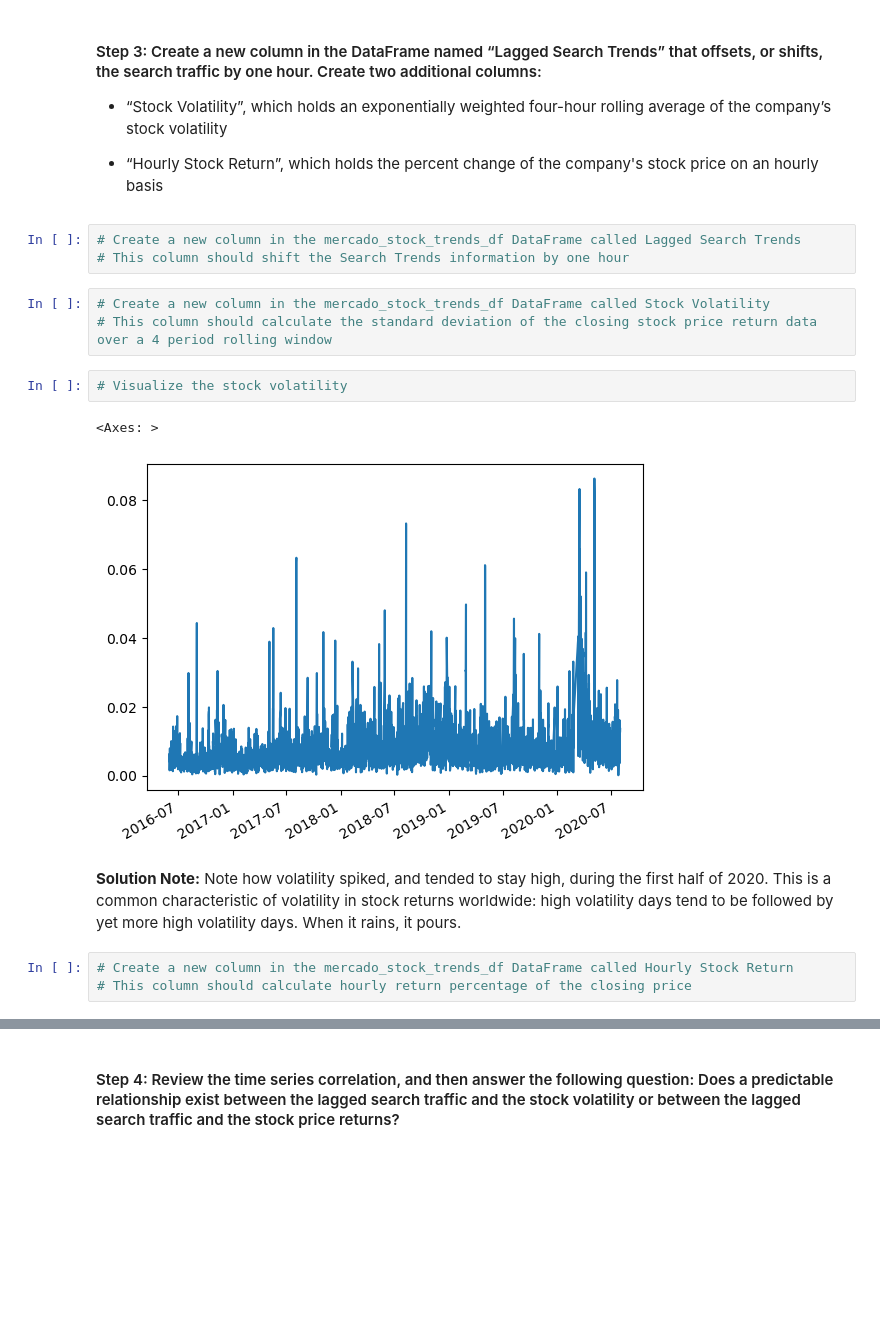
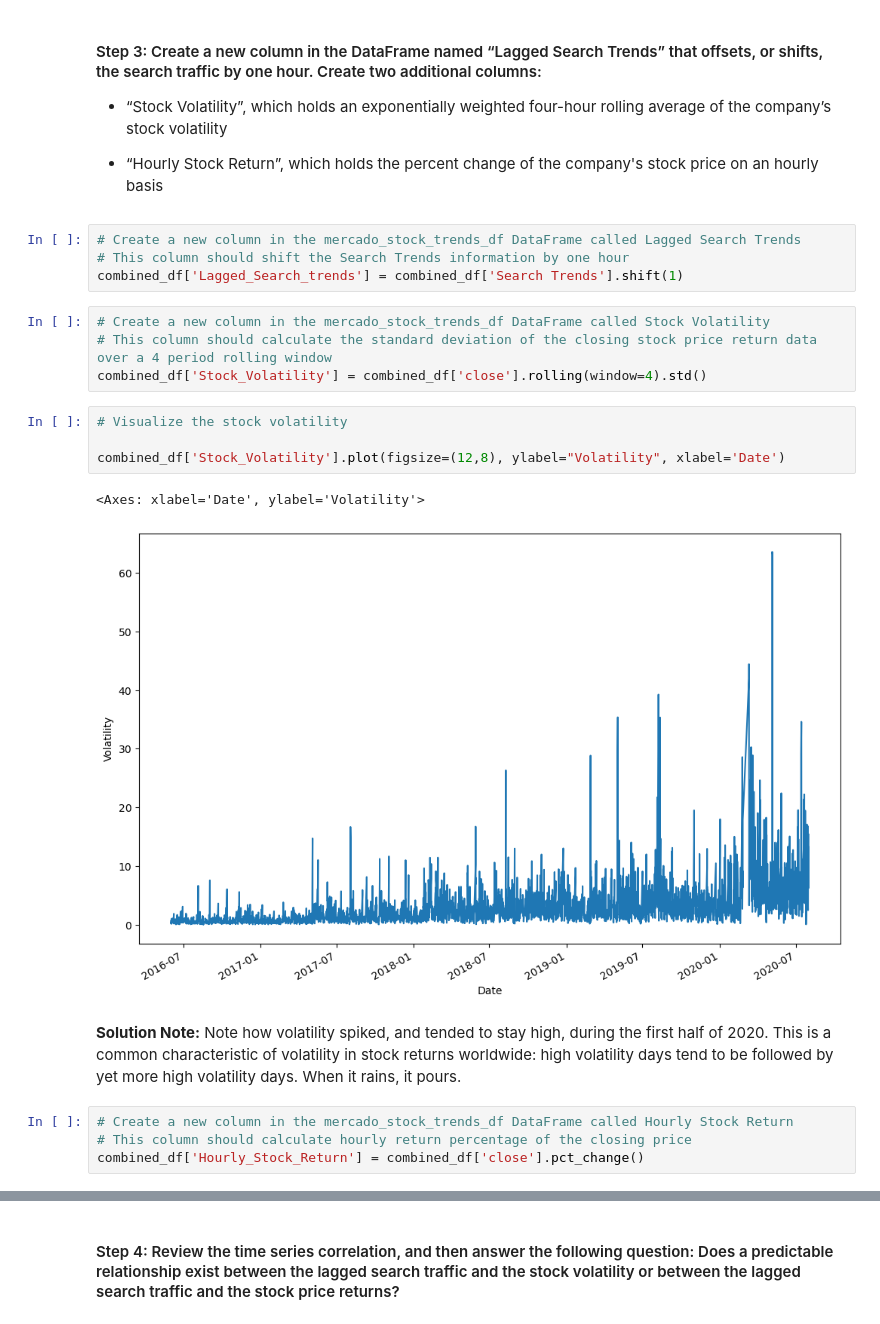
Before and after one commit to mdipinto1/prophet-challenge, a Jupyter notebook: forecasting_net_prophet.ipynb, the cells around one changed output, grey strips where cells are left out. Saved outputs shown, nothing was run; the diff lists cells and outputs as text; blank space fills up the shorter version.

```diff
--- a/forecasting_net_prophet.ipynb
+++ b/forecasting_net_prophet.ipynb
@@ -277,18 +279,23 @@ There's one important thing to note: if you zoom in both graphs to the spike aro
 # %%
 # Create a new column in the mercado_stock_trends_df DataFrame called Lagged Search Trends
 # This column should shift the Search Trends information by one hour
+combined_df['Lagged_Search_trends'] = combined_df['Search Trends'].shift(1)
 # %%
 # Create a new column in the mercado_stock_trends_df DataFrame called Stock Volatility
 # This column should calculate the standard deviation of the closing stock price return data over a 4 period rolling window
+combined_df['Stock_Volatility'] = combined_df['close'].rolling(window=4).std()
 # %%
 # Visualize the stock volatility
+
+combined_df['Stock_Volatility'].plot(figsize=(12,8), ylabel="Volatility", xlabel='Date')
 # %% [output]
-<Axes: >
+<Axes: xlabel='Date', ylabel='Volatility'>
-[figure, old version]
+[figure, new version]
 # %% [markdown]
 **Solution Note:** Note how volatility spiked, and tended to stay high, during the first half of 2020. This is a common characteristic of volatility in stock returns worldwide: high volatility days tend to be followed by yet more high volatility days. When it rains, it pours.
 # %%
 # Create a new column in the mercado_stock_trends_df DataFrame called Hourly Stock Return
 # This column should calculate hourly return percentage of the closing price
+combined_df['Hourly_Stock_Return'] = combined_df['close'].pct_change()
 # %%
 # View the first and last five rows of the mercado_stock_trends_df DataFrame
```
Also changed, not shown: parts of 17 cells of this notebook, 1 other file.
